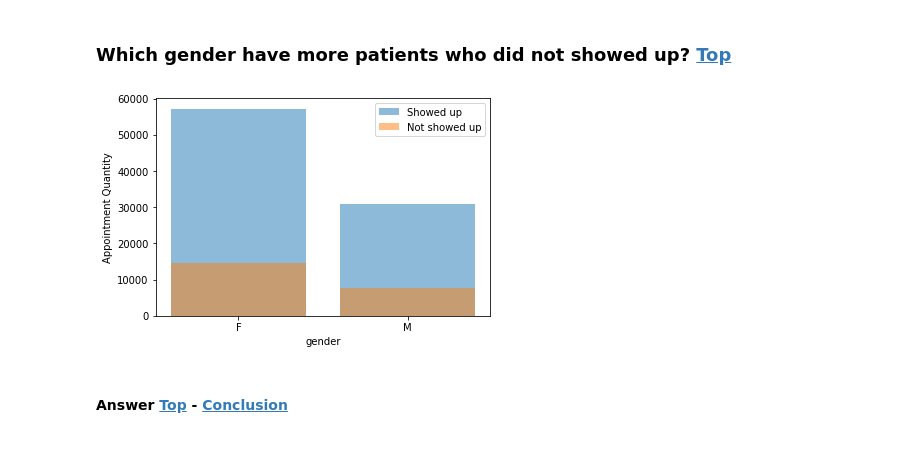
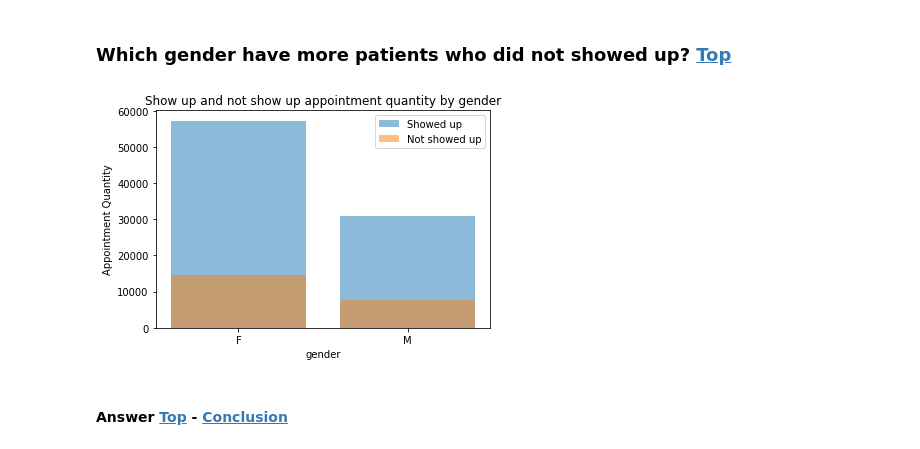
Before and after one commit to alexandregpereira/brasilmigue, a Jupyter notebook: brasil_migue_results.ipynb, the cells around one changed output. Saved outputs shown, nothing was run; the diff lists cells and outputs as text; code cells hidden in the pictures.

Commit message:
Add title and lables in some plots

```diff
--- a/brasil_migue_results.ipynb
+++ b/brasil_migue_results.ipynb
@@ -716,9 +718,11 @@ Int64Index([ 4,  5,  6,  7,  8,  9, 10, 11, 12, 13, 14, 15, 16, 17, 18, 19, 20,
 # %% [markdown]
 ### Which gender have more patients who did not showed up? <a id='w_gender'/> <a href='#topo'>Top</a>
 # %%
-brm.build_column_bar_chart(plt, df_showed_up, df_not_showed_up, 'gender').show()
+brm.build_column_bar_chart(plt, df_showed_up, df_not_showed_up, 'gender')
+plt.title('Show up and not show up appointment quantity by gender')
+plt.show()
 # %% [output]
-[figure, old version]
+[figure, new version]
 # %% [markdown]
 #### Answer <a id='wa_gender'/> <a href='#topo'>Top</a> - <a href='#c_gender'>Conclusion</a>
 # %%
```
Also changed, not shown: parts of 22 cells of this notebook, 1 other file.
